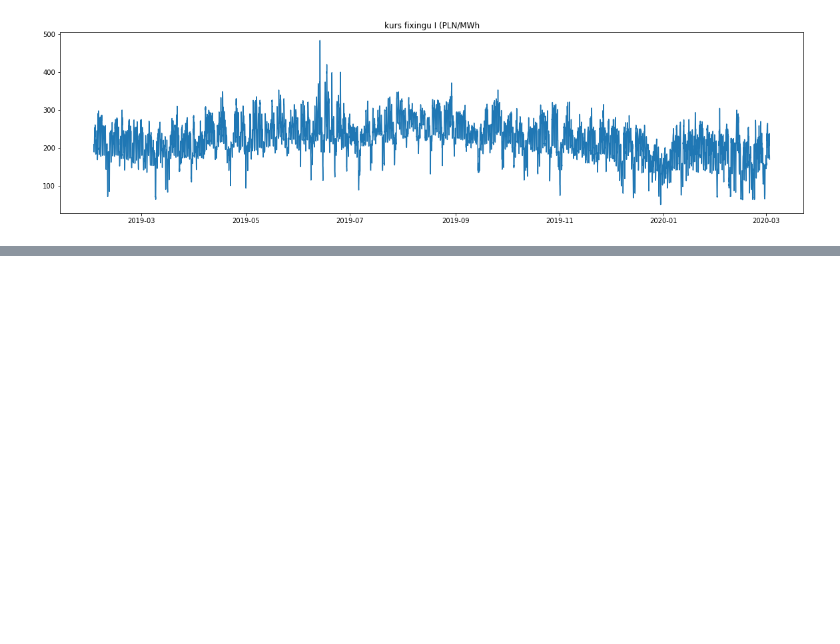
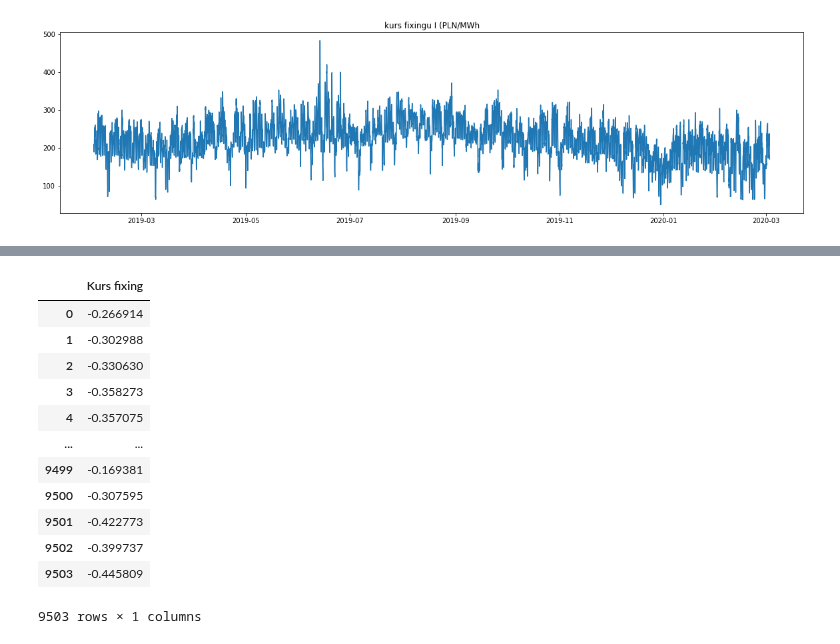
Before and after one commit to piekarsky/Short-Term-Electricity-Price-Forecasting-at-the-Polish-Day-Ahead-Market, a Jupyter notebook: time-series-forecasting-energy.ipynb, the cells around one changed output, grey strips where cells are left out. Drawn from its saved outputs; the diff is of its cells as text; code cells hidden in the pictures; blank space fills up the shorter version.

```diff
--- a/time-series-forecasting-energy.ipynb
+++ b/time-series-forecasting-energy.ipynb
@@ -83,0 +95,16 @@ NameError: name 'MinMaxScaler' is not defined
+# %%
+price
+# %% [output]
+|  | Kurs fixing |
+| 0 | -0.266914 |
+| 1 | -0.302988 |
+| 2 | -0.330630 |
+| 3 | -0.358273 |
+| 4 | -0.357075 |
+| ... | ... |
+| 9499 | -0.169381 |
+| 9500 | -0.307595 |
+| 9501 | -0.422773 |
+| 9502 | -0.399737 |
+| 9503 | -0.445809 |
+9503 rows × 1 columns
```
Also changed, not shown: parts of 11 cells of this notebook.
